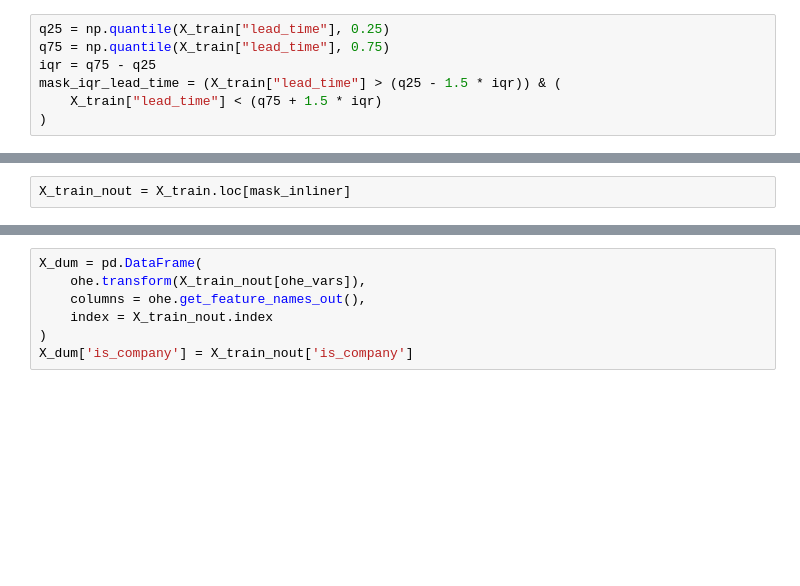
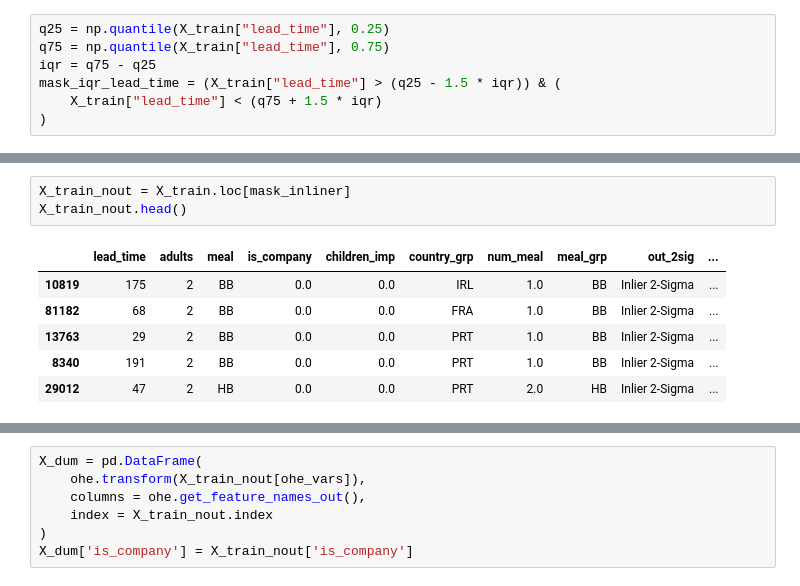
Before and after one commit to pedroteche-ih/79_PT_JUN2022, a Jupyter notebook: aulas/79 DA PT JUN-2022 ML Workflow.ipynb, the cells around one changed output, grey strips where cells are left out. Drawn from its saved outputs; the diff is of its cells as text; blank space fills up the shorter version.

```diff
--- a/aulas/79 DA PT JUN-2022 ML Workflow.ipynb
+++ b/aulas/79 DA PT JUN-2022 ML Workflow.ipynb
@@ -257,2 +544,10 @@ print(f"Removendo {np.round(100*(1-mask_inliner.sum()/X_train.shape[0]), 2)}% do
 # %%
 X_train_nout = X_train.loc[mask_inliner]
+X_train_nout.head()
+# %% [output]
+|  | lead_time | adults | meal | is_company | children_imp | country_grp | num_meal | meal_grp | out_2sig | ... |
+| 10819 | 175 | 2 | BB | 0.0 | 0.0 | IRL | 1.0 | BB | Inlier 2-Sigma | ... |
+| 81182 | 68 | 2 | BB | 0.0 | 0.0 | FRA | 1.0 | BB | Inlier 2-Sigma | ... |
+| 13763 | 29 | 2 | BB | 0.0 | 0.0 | PRT | 1.0 | BB | Inlier 2-Sigma | ... |
+| 8340 | 191 | 2 | BB | 0.0 | 0.0 | PRT | 1.0 | BB | Inlier 2-Sigma | ... |
+| 29012 | 47 | 2 | HB | 0.0 | 0.0 | PRT | 2.0 | HB | Inlier 2-Sigma | ... |
```
Also changed, not shown: parts of 50 cells of this notebook, 3 other files.
